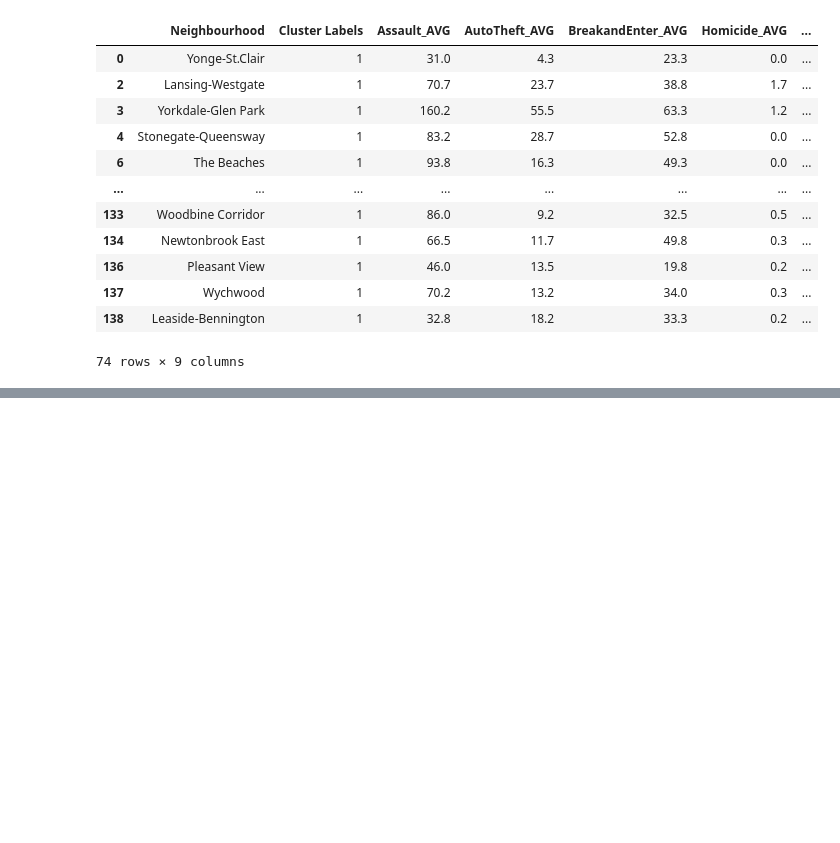
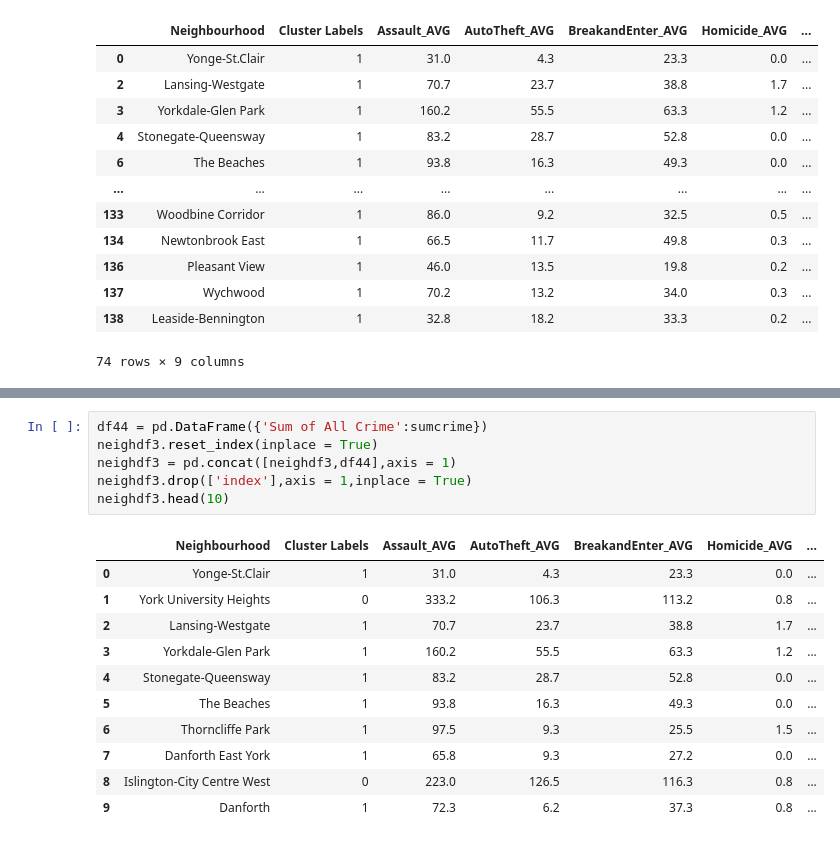
Before and after one commit to rish929/Capstone, a Jupyter notebook: CapstoneFinal.ipynb, the cells around one changed output, grey strips where cells are left out. Drawn from its saved outputs; the diff is of its cells as text; blank space fills up the shorter version.

```diff
--- a/CapstoneFinal.ipynb
+++ b/CapstoneFinal.ipynb
@@ -455,0 +495,18 @@ dfclus1
+# %%
+df44 = pd.DataFrame({'Sum of All Crime':sumcrime})
+neighdf3.reset_index(inplace = True)
+neighdf3 = pd.concat([neighdf3,df44],axis = 1)
+neighdf3.drop(['index'],axis = 1,inplace = True)
+neighdf3.head(10)
+# %% [output]
+|  | Neighbourhood | Cluster Labels | Assault_AVG | AutoTheft_AVG | BreakandEnter_AVG | Homicide_AVG | ... |
+| 0 | Yonge-St.Clair | 1 | 31.0 | 4.3 | 23.3 | 0.0 | ... |
+| 1 | York University Heights | 0 | 333.2 | 106.3 | 113.2 | 0.8 | ... |
+| 2 | Lansing-Westgate | 1 | 70.7 | 23.7 | 38.8 | 1.7 | ... |
+| 3 | Yorkdale-Glen Park | 1 | 160.2 | 55.5 | 63.3 | 1.2 | ... |
+| 4 | Stonegate-Queensway | 1 | 83.2 | 28.7 | 52.8 | 0.0 | ... |
+| 5 | The Beaches | 1 | 93.8 | 16.3 | 49.3 | 0.0 | ... |
+| 6 | Thorncliffe Park | 1 | 97.5 | 9.3 | 25.5 | 1.5 | ... |
+| 7 | Danforth East York | 1 | 65.8 | 9.3 | 27.2 | 0.0 | ... |
+| 8 | Islington-City Centre West | 0 | 223.0 | 126.5 | 116.3 | 0.8 | ... |
+| 9 | Danforth | 1 | 72.3 | 6.2 | 37.3 | 0.8 | ... |
```
Also changed, not shown: parts of 13 cells of this notebook, 2 other files.
